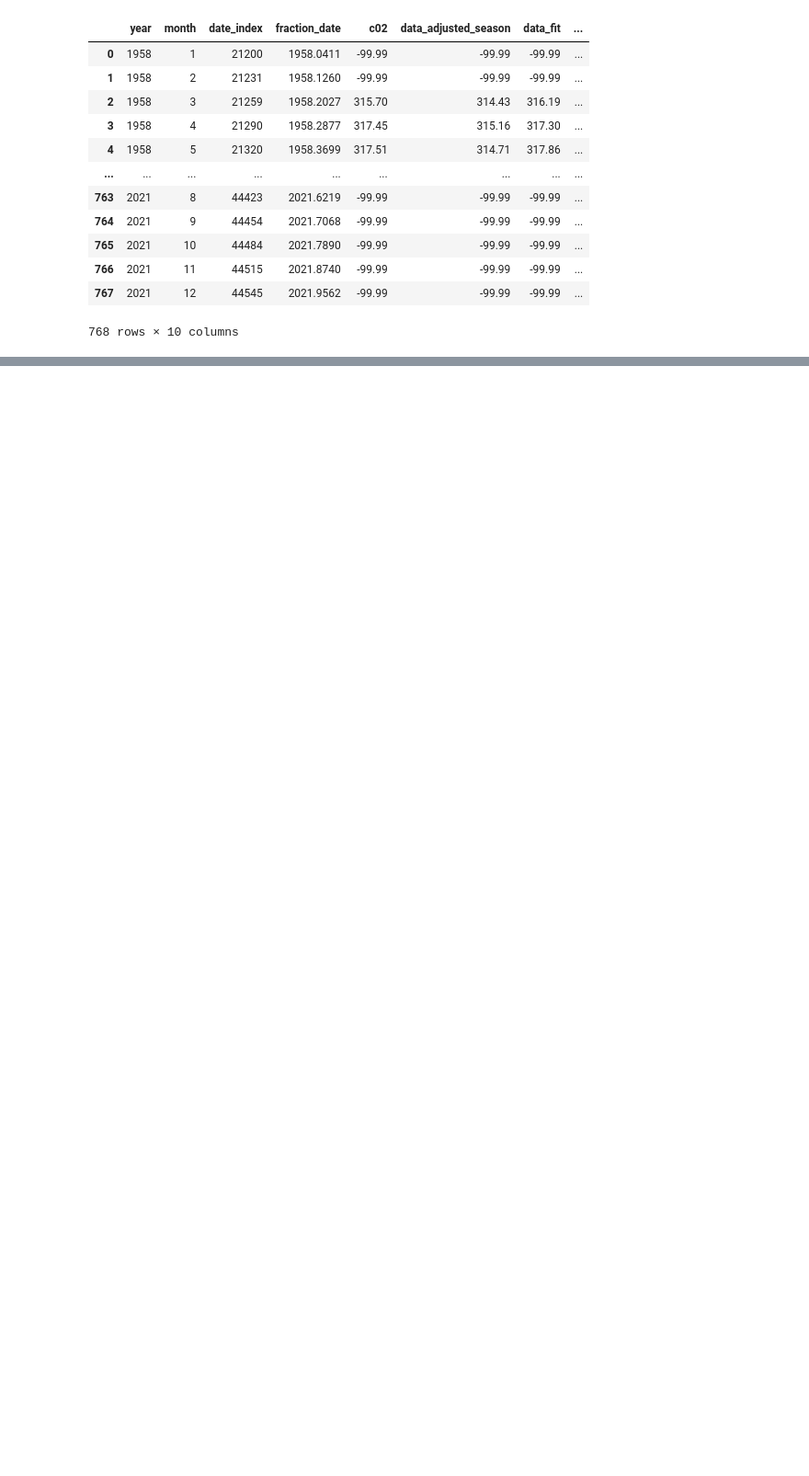
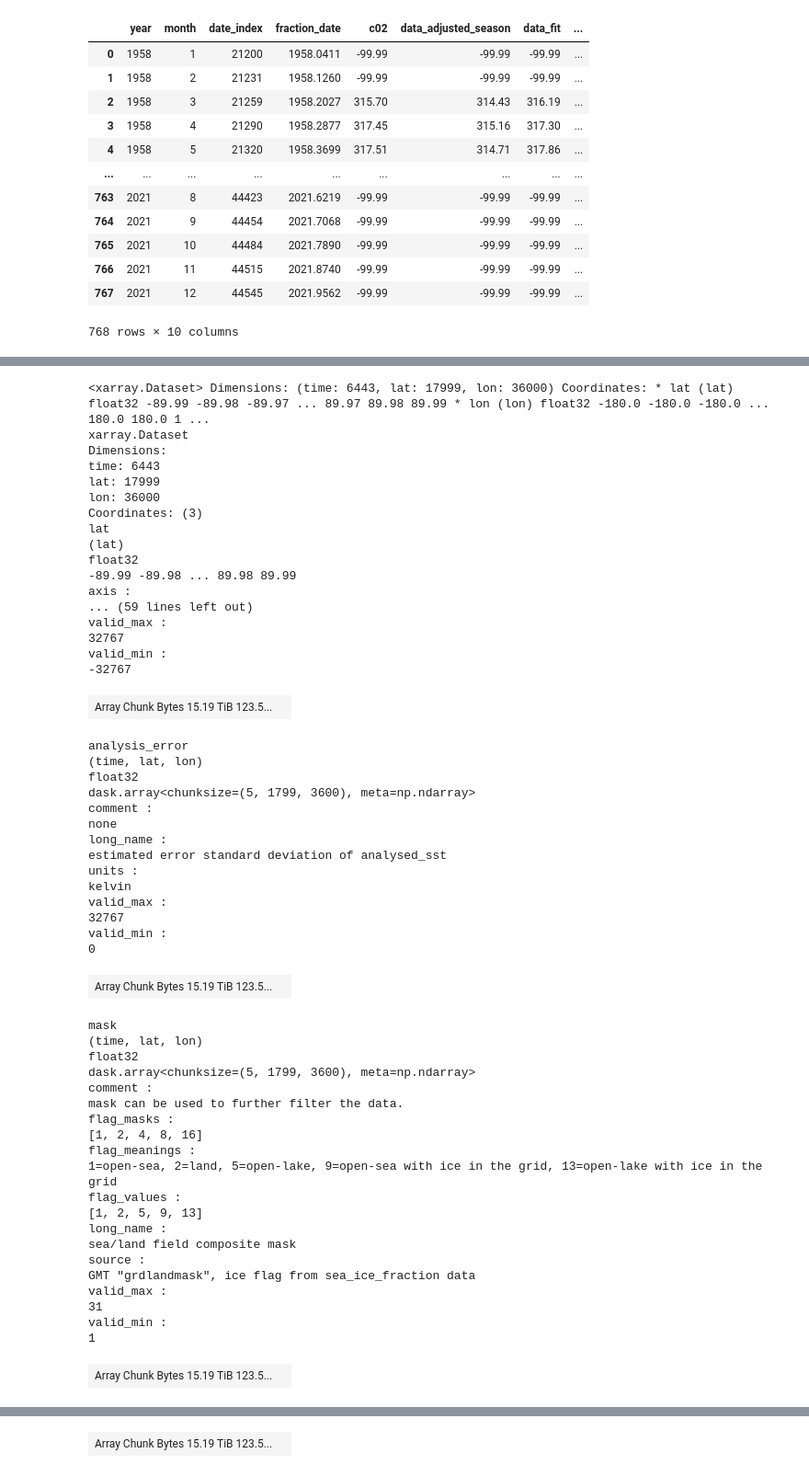
Before and after one commit to UCB-stat-159-s22/site, a Jupyter notebook: lectures/data-serialization.ipynb, the cells around one changed output, grey strips where cells are left out. Shown at 92% size. Saved outputs shown, nothing was run; the diff lists cells and outputs as text; code cells hidden in the pictures; blank space fills up the shorter version.

Commit message:
Finish first draft of data serialization lecture

```diff
--- a/lectures/data-serialization.ipynb
+++ b/lectures/data-serialization.ipynb
@@ -115,0 +312,59 @@ df2
+# %%
+file_aws = "https://mur-sst.s3.us-west-2.amazonaws.com/zarr-v1"
+ds_sst = xr.open_zarr(file_aws, consolidated=True)
+ds_sst
+# %% [output]
+<xarray.Dataset> Dimensions: (time: 6443, lat: 17999, lon: 36000) Coordinates: * lat (lat) float32 -89.99 -89.98 -89.97 ... 89.97 89.98 89.99 * lon (lon) float32 -180.0 -180.0 -180.0 ... 180.0 180.0 1 ...
+xarray.Dataset
+Dimensions:
+time: 6443
+lat: 17999
+lon: 36000
+Coordinates: (3)
+lat
+(lat)
+float32
+-89.99 -89.98 ... 89.98 89.99
+axis :
+... (59 lines left out)
+valid_max :
+32767
+valid_min :
+-32767
+| Array Chunk Bytes 15.19 TiB 123.5... |  |
+analysis_error
+(time, lat, lon)
+float32
+dask.array<chunksize=(5, 1799, 3600), meta=np.ndarray>
+comment :
+none
+long_name :
+estimated error standard deviation of analysed_sst
+units :
+kelvin
+valid_max :
+32767
+valid_min :
+0
+| Array Chunk Bytes 15.19 TiB 123.5... |  |
+mask
+(time, lat, lon)
+float32
+dask.array<chunksize=(5, 1799, 3600), meta=np.ndarray>
+comment :
+mask can be used to further filter the data.
+flag_masks :
+[1, 2, 4, 8, 16]
+flag_meanings :
+1=open-sea, 2=land, 5=open-lake, 9=open-sea with ice in the grid, 13=open-lake with ice in the grid
+flag_values :
+[1, 2, 5, 9, 13]
+long_name :
+sea/land field composite mask
+source :
+GMT "grdlandmask", ice flag from sea_ice_fraction data
+valid_max :
+31
+valid_min :
+1
+| Array Chunk Bytes 15.19 TiB 123.5... |  |
@@ -115,0 +389 @@ df2
+| Array Chunk Bytes 15.19 TiB 123.5... |  |
```
Also changed, not shown: parts of 28 cells of this notebook, 2 other files.
